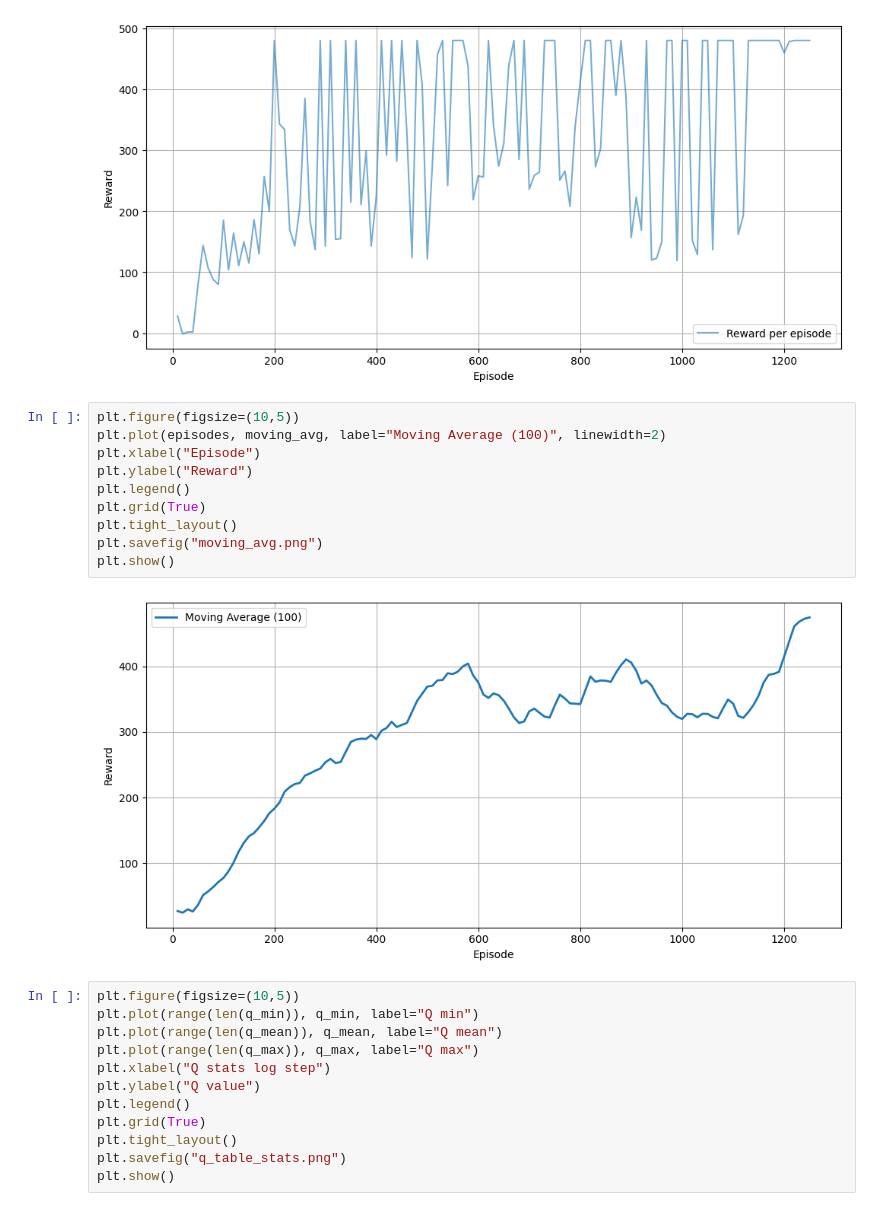
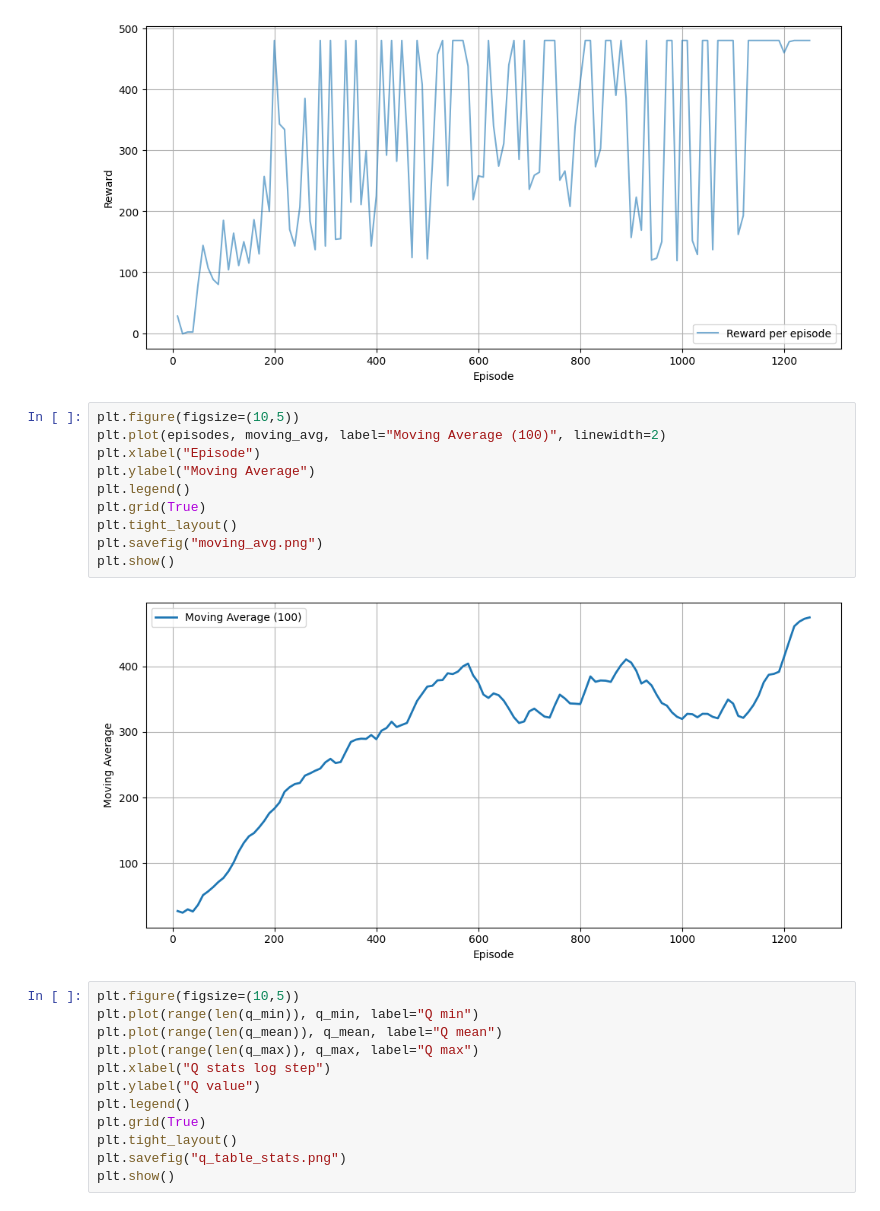
Before and after one commit to IvkovicDanica/fuzzy-q-mountaincar, a Jupyter notebook: success_runs/1251 episodes/training.ipynb, the cells around one changed output. Cells and saved outputs as stored; diff of their text form.

```diff
--- a/success_runs/1251 episodes/training.ipynb
+++ b/success_runs/1251 episodes/training.ipynb
@@ -298,15 +298,15 @@ plt.show()
 # %%
 plt.figure(figsize=(10,5))
 plt.plot(episodes, moving_avg, label="Moving Average (100)", linewidth=2)
 plt.xlabel("Episode")
-plt.ylabel("Reward")
+plt.ylabel("Moving Average")
 plt.legend()
 plt.grid(True)
 plt.tight_layout()
 plt.savefig("moving_avg.png")
 plt.show()
 # %% [output]
-[figure, old version]
+[figure, new version]
 # %%
 plt.figure(figsize=(10,5))
 plt.plot(range(len(q_min)), q_min, label="Q min")
```
Also changed, not shown: 3 other files.
